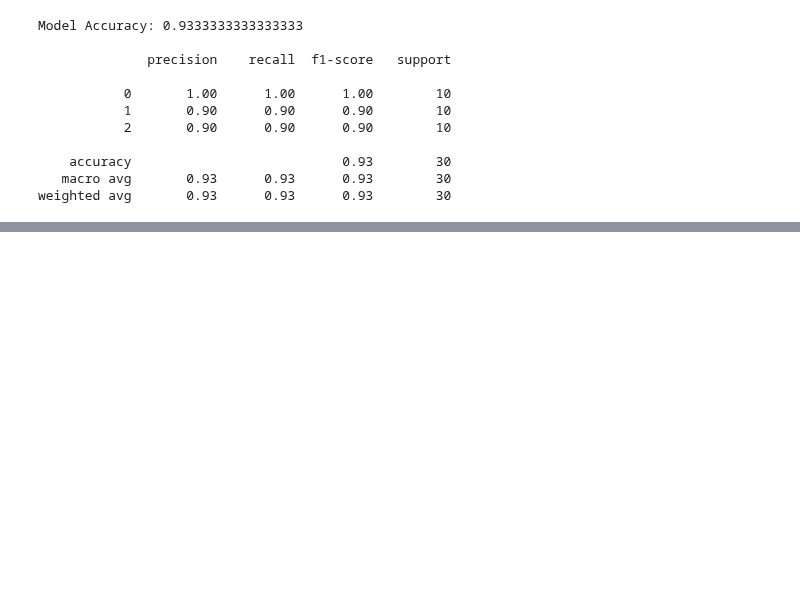
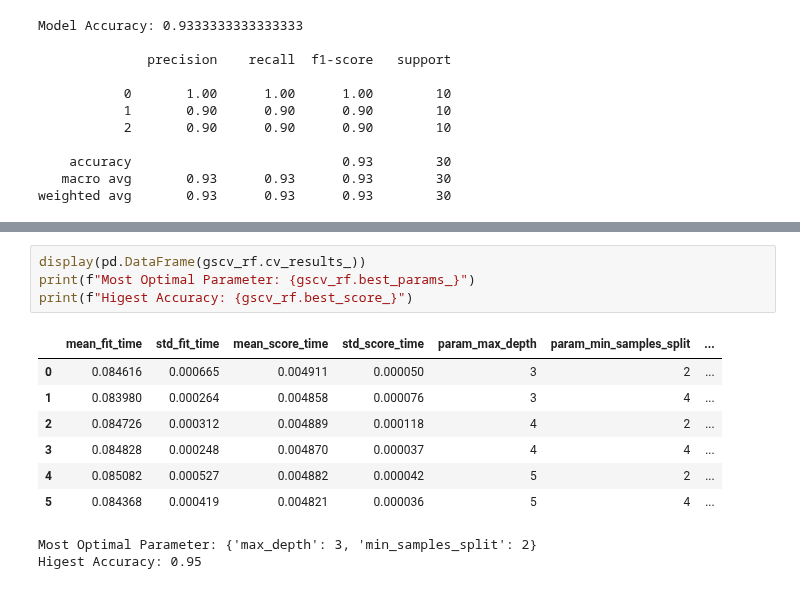
Before and after one commit to BrianK64/Microsoft_AI_School, a Jupyter notebook: Machine_Learning/Iris_Species_Classification.ipynb, the cells around one changed output, grey strips where cells are left out. Drawn from its saved outputs; the diff is of its cells as text; blank space fills up the shorter version.

```diff
--- a/Machine_Learning/Iris_Species_Classification.ipynb
+++ b/Machine_Learning/Iris_Species_Classification.ipynb
@@ -128,0 +232,14 @@ weighted avg       0.93      0.93      0.93        30
+# %%
+display(pd.DataFrame(gscv_rf.cv_results_))
+print(f"Most Optimal Parameter: {gscv_rf.best_params_}")
+print(f"Higest Accuracy: {gscv_rf.best_score_}")
+# %% [output]
+|  | mean_fit_time | std_fit_time | mean_score_time | std_score_time | param_max_depth | param_min_samples_split | ... |
+| 0 | 0.084616 | 0.000665 | 0.004911 | 0.000050 | 3 | 2 | ... |
+| 1 | 0.083980 | 0.000264 | 0.004858 | 0.000076 | 3 | 4 | ... |
+| 2 | 0.084726 | 0.000312 | 0.004889 | 0.000118 | 4 | 2 | ... |
+| 3 | 0.084828 | 0.000248 | 0.004870 | 0.000037 | 4 | 4 | ... |
+| 4 | 0.085082 | 0.000527 | 0.004882 | 0.000042 | 5 | 2 | ... |
+| 5 | 0.084368 | 0.000419 | 0.004821 | 0.000036 | 5 | 4 | ... |
+Most Optimal Parameter: {'max_depth': 3, 'min_samples_split': 2}
+Higest Accuracy: 0.95
```
Also changed, not shown: parts of 14 cells of this notebook.
